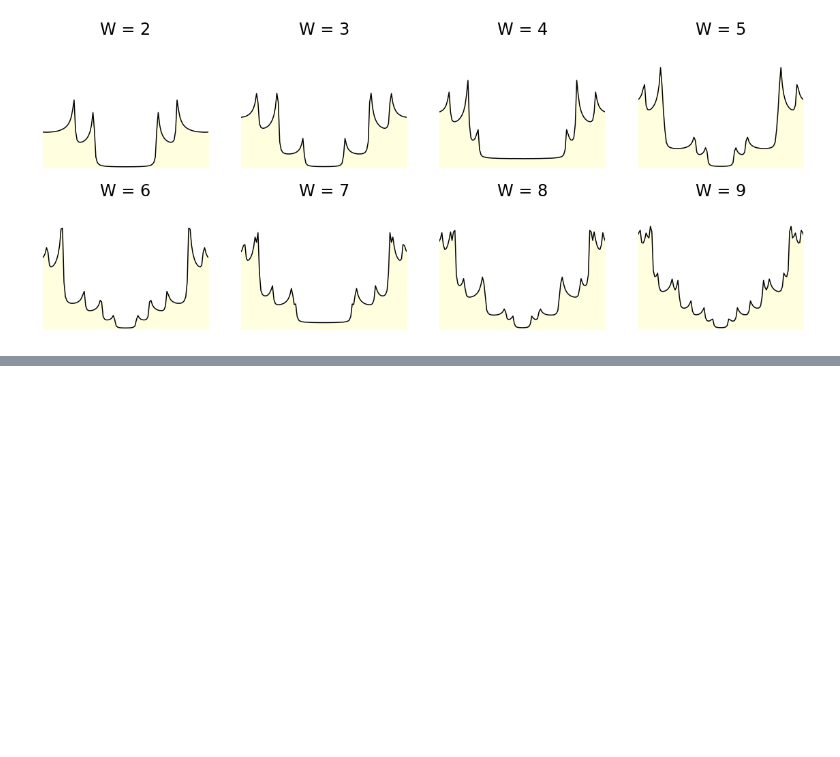
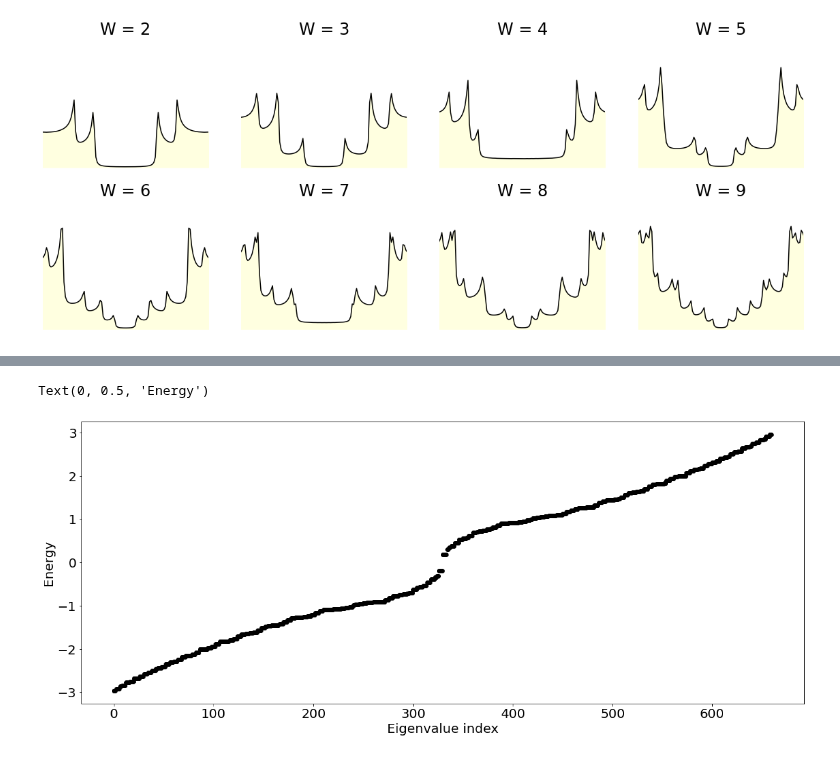
Before and after one commit to joselado/jyvaskyla_summer_school_2022, a Jupyter notebook: sessions/session1.ipynb, the cells around one changed output, grey strips where cells are left out. Drawn from its saved outputs; the diff is of its cells as text; code cells hidden in the pictures; blank space fills up the shorter version.

```diff
--- a/sessions/session1.ipynb
+++ b/sessions/session1.ipynb
@@ -99,0 +114,7 @@ for n in ns: # loop over widths
+# %%
+# now plot the eigenstates
+(inds,es) = h.get_bands() # get the eigenenergies
+plt.scatter(range(len(es)),es,c="black") ; plt.xlabel("Eigenvalue index") ; plt.ylabel("Energy") # plot
+# %% [output]
+Text(0, 0.5, 'Energy')
+[figure, added]
```
Also changed, not shown: parts of 4 cells of this notebook.
